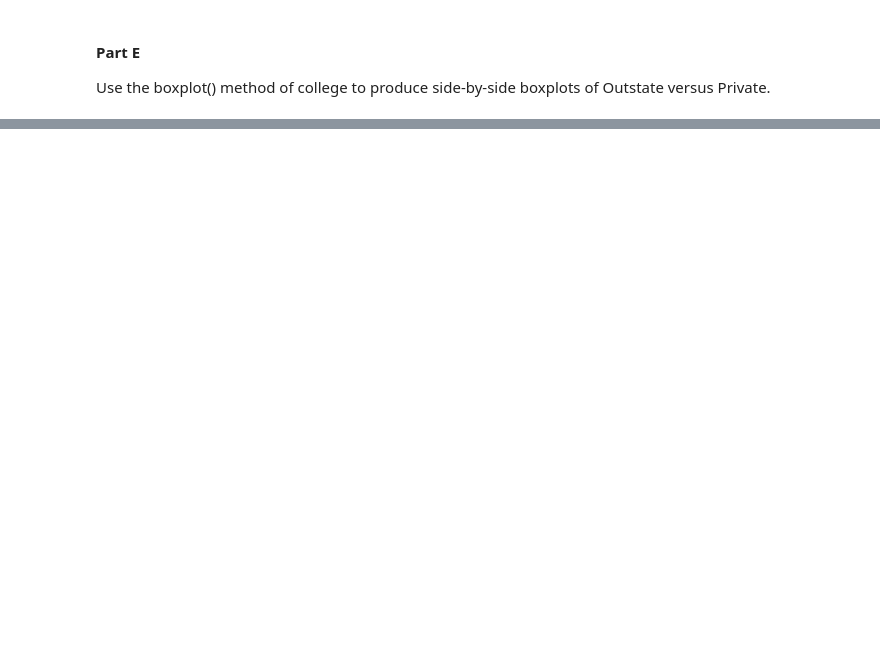
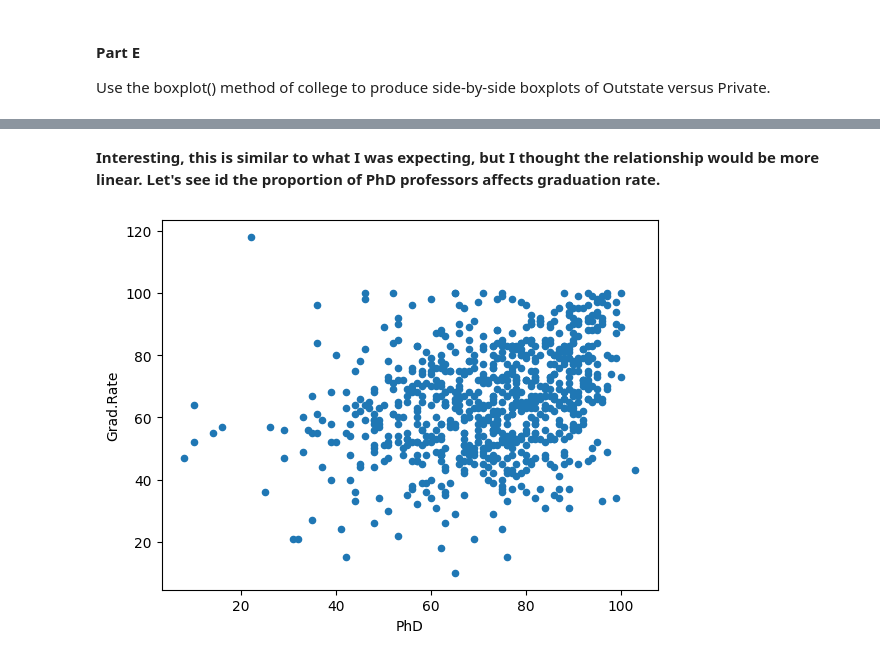
Before and after one commit to rcwaterman/DSE6111, a Jupyter notebook: Module_1/Chapter_2_Exercises.ipynb, the cells around one changed output, grey strips where cells are left out. Cells and saved outputs as stored; diff of their text form; code cells hidden in the pictures; blank space fills up the shorter version.

```diff
--- a/Module_1/Chapter_2_Exercises.ipynb
+++ b/Module_1/Chapter_2_Exercises.ipynb
@@ -189,0 +247,6 @@ college.boxplot('Outstate','Private')
+# %% [markdown]
+**Interesting, this is similar to what I was expecting, but I thought the relationship would be more linear. Let's see id the proportion of PhD professors affects graduation rate.**
+# %%
+college.plot.scatter(x='PhD', y='Grad.Rate');
+# %% [output]
+[figure, added]
```
Also changed, not shown: parts of 84 cells of this notebook, 1 other file.
